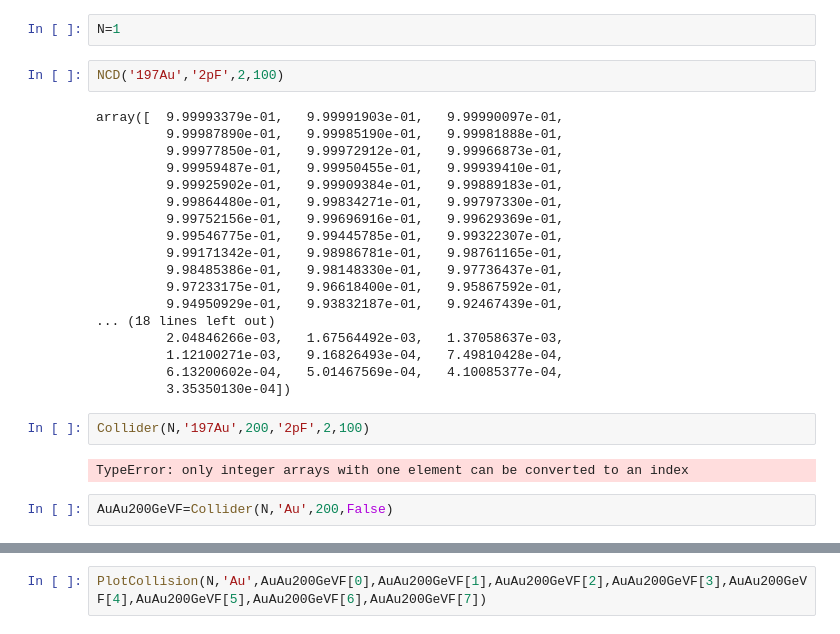
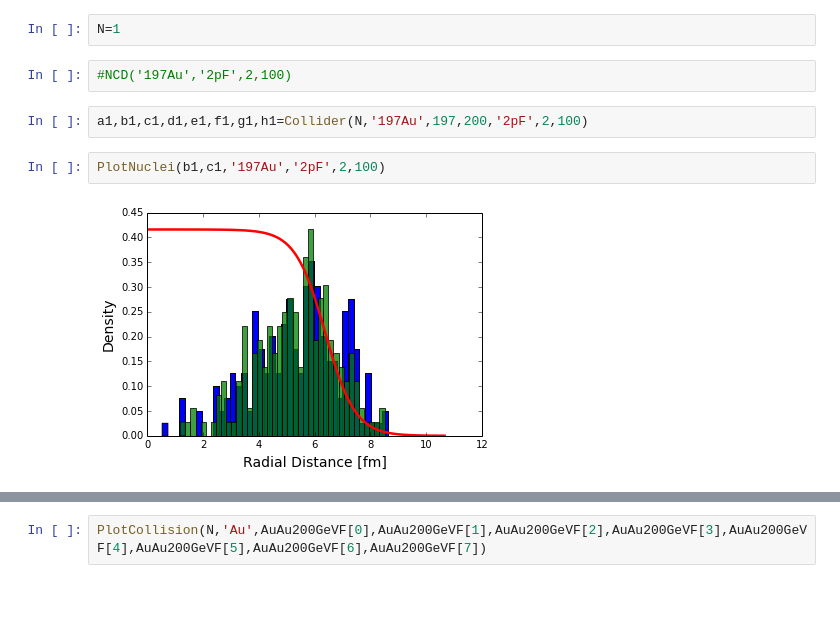
Before and after one commit to jdfreder/MCG, a Jupyter notebook: SeniorProject/TestRun.ipynb, the cells around one changed output, grey strips where cells are left out. Saved outputs shown, nothing was run; the diff lists cells and outputs as text; blank space fills up the shorter version.

```diff
--- a/SeniorProject/TestRun.ipynb
+++ b/SeniorProject/TestRun.ipynb
@@ -14,28 +14,10 @@ DisplayData()
 # %%
 N=1
 # %%
-NCD('197Au','2pF',2,100)
+#NCD('197Au','2pF',2,100)
-# %% [output]
-array([  9.99993379e-01,   9.99991903e-01,   9.99990097e-01,
-         9.99987890e-01,   9.99985190e-01,   9.99981888e-01,
-         9.99977850e-01,   9.99972912e-01,   9.99966873e-01,
-         9.99959487e-01,   9.99950455e-01,   9.99939410e-01,
-         9.99925902e-01,   9.99909384e-01,   9.99889183e-01,
-         9.99864480e-01,   9.99834271e-01,   9.99797330e-01,
-         9.99752156e-01,   9.99696916e-01,   9.99629369e-01,
-         9.99546775e-01,   9.99445785e-01,   9.99322307e-01,
-         9.99171342e-01,   9.98986781e-01,   9.98761165e-01,
-         9.98485386e-01,   9.98148330e-01,   9.97736437e-01,
-         9.97233175e-01,   9.96618400e-01,   9.95867592e-01,
-         9.94950929e-01,   9.93832187e-01,   9.92467439e-01,
-... (18 lines left out)
-         2.04846266e-03,   1.67564492e-03,   1.37058637e-03,
-         1.12100271e-03,   9.16826493e-04,   7.49810428e-04,
-         6.13200602e-04,   5.01467569e-04,   4.10085377e-04,
-         3.35350130e-04])
+# %%
+a1,b1,c1,d1,e1,f1,g1,h1=Collider(N,'197Au',197,200,'2pF',2,100)
 # %%
-Collider(N,'197Au',200,'2pF',2,100)
+PlotNuclei(b1,c1,'197Au','2pF',2,100)
 # %% [output]
-TypeError: only integer arrays with one element can be converted to an index
+[figure, added]
-# %%
-AuAu200GeVF=Collider(N,'Au',200,False)
```
Also changed, not shown: parts of 5 cells of this notebook, 3 other files.
